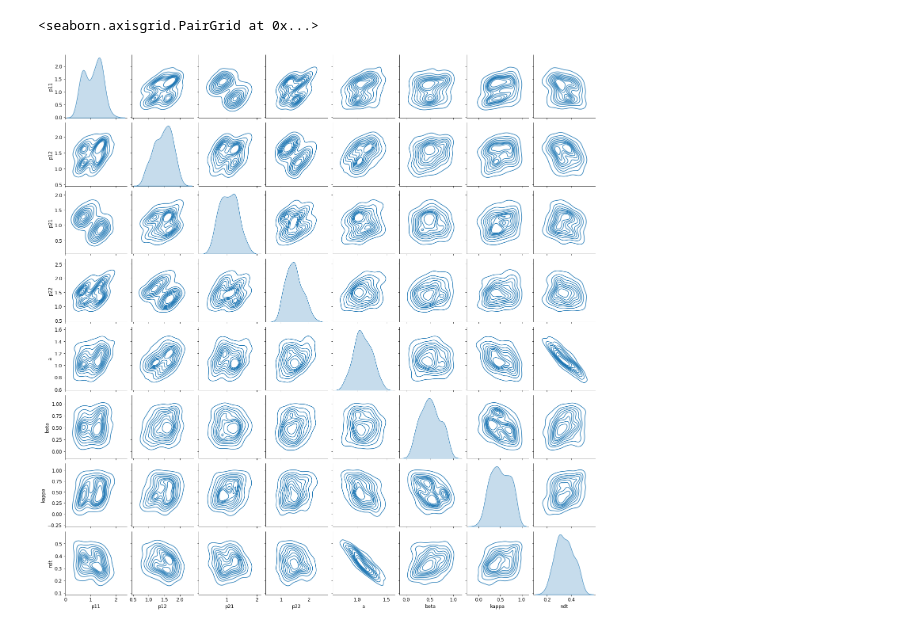
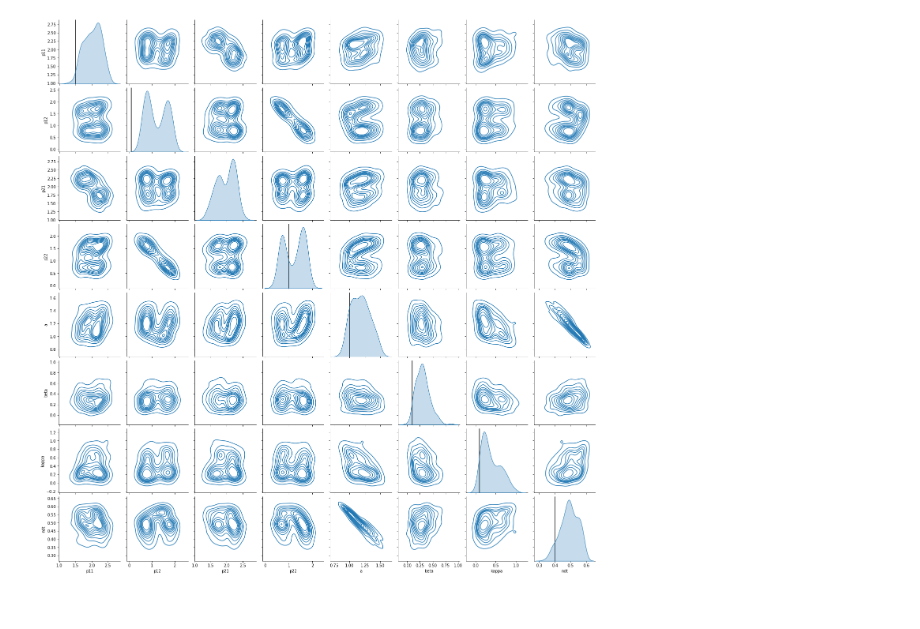
Before and after one commit to marvinschmitt/LCAEstimation, a Jupyter notebook: accumulator_meta.ipynb, the cells around one changed output. Saved outputs shown, nothing was run; the diff lists cells and outputs as text; code cells hidden in the pictures.

Commit message:
update pairplots

```diff
--- a/accumulator_meta.ipynb
+++ b/accumulator_meta.ipynb
@@ -200,4 +200,5 @@ generative_model = GenerativeModel(prior=prior, simulator=simulator)
 trainer = ParameterEstimationTrainer(amortizer,
                       generative_model,
                       learning_rate=0.0001,
+                      checkpoint_path='checkpt/'
                      )
@@ -204,6 +207,6 @@ trainer = ParameterEstimationTrainer(amortizer,
 # %%
 losses = trainer.train_online(epochs=100, iterations_per_epoch=500, batch_size=32,
-                                            n_obs=np.random.randint(100, 400))
+                                            n_obs=np.random.randint(100, 401))
 # %%
 # Validate (quick and dirty)
 p, x = trainer._forward_inference(200, 250)
@@ -250,5 +281,7 @@ param_samples = trainer.network.sample(x, n_samples=200)
 # %%
-sns.pairplot(pd.DataFrame(param_samples, columns=['p11', 'p12', 'p21', 'p22', 'a', 'beta', 'kappa', 'ndt']), kind="kde")
+param_samples = trainer.network.sample(x, n_samples=200)
+g = sns.pairplot(pd.DataFrame(param_samples, columns=['p11', 'p12', 'p21', 'p22', 'a', 'beta', 'kappa', 'ndt']), kind="kde")
+for i in range(8):
+    g.axes[i, i].axvline(theta[0, i], color='black')
 # %% [output]
-<seaborn.axisgrid.PairGrid at 0x...>
-[figure, old version]
+[figure, new version]
```
Also changed, not shown: parts of 9 cells of this notebook.
